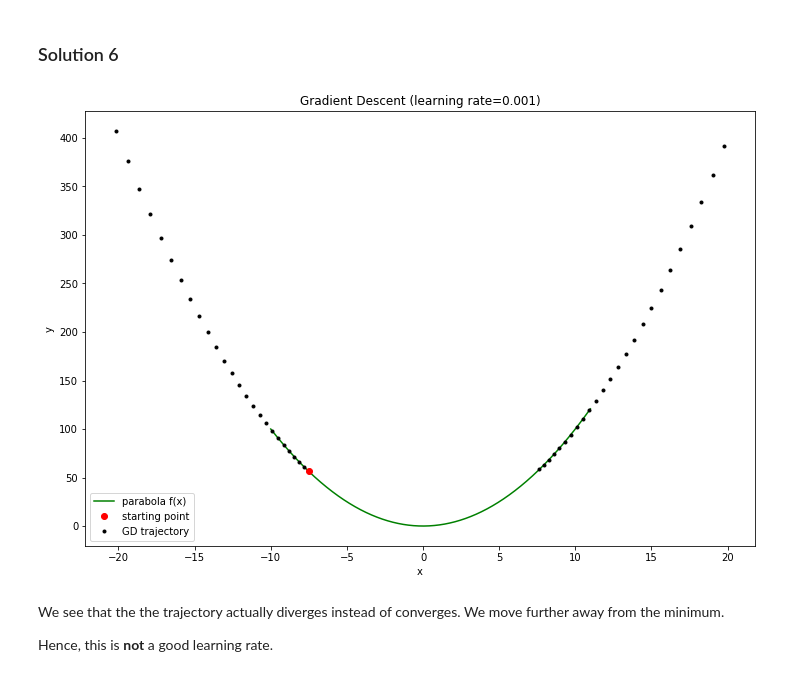
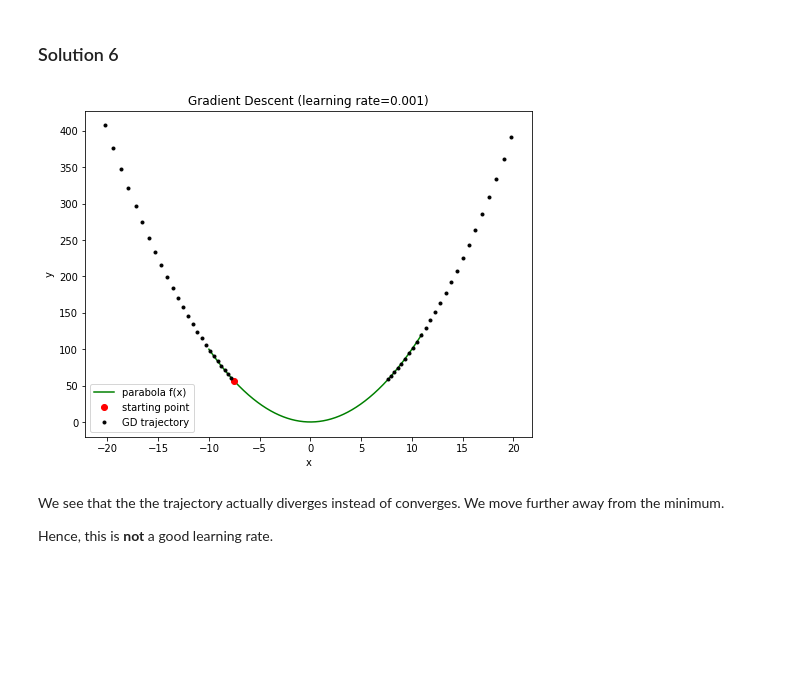
Before and after one commit to AjinkyaIndulkar/neural-networks-1920, a Jupyter notebook: P2 - Optimization/Chapter_03_optimization.ipynb, the cells around one changed output. Saved outputs shown, nothing was run; the diff lists cells and outputs as text; code cells hidden in the pictures; blank space fills up the shorter version.

```diff
--- a/P2 - Optimization/Chapter_03_optimization.ipynb
+++ b/P2 - Optimization/Chapter_03_optimization.ipynb
@@ -178,26 +178,26 @@ Now, do exactly the same, but this time with $\eta=1.01$. What do you observe? I
 # %%
 # Run gradient descent, get gradient descent trajectory x and y
 x0 = -7.5
 eta = 1.01
 n = 50
 x, y = gradient_descent(f, df, x0, eta, n)
 
 # Plot parabola f(x), starting point, gradient descent trajectory (x vs. y)
 
 # create x range for calculating f(x)
 x_range = np.arange(-10, 11, 0.01)
 # plot figures
-plt.figure(figsize=(12,8))
+plt.figure(figsize=(8,6))
 plt.plot(x_range, f(x_range), 'g-', label='parabola f(x)')
 plt.plot(x0, f(x0), 'ro', label='starting point')
 plt.plot(x, y, 'k.', label='GD trajectory')
 plt.xlabel('x')
 plt.ylabel('y')
 plt.title('Gradient Descent (learning rate=0.001)')
 plt.legend(loc='best')
 plt.show()
 # %% [output]
-[figure, old version]
+[figure, new version]
 # %% [markdown]
 We see that the the trajectory actually diverges instead of converges. We move further away from the minimum.
 
```
Also changed, not shown: parts of 8 cells of this notebook.
